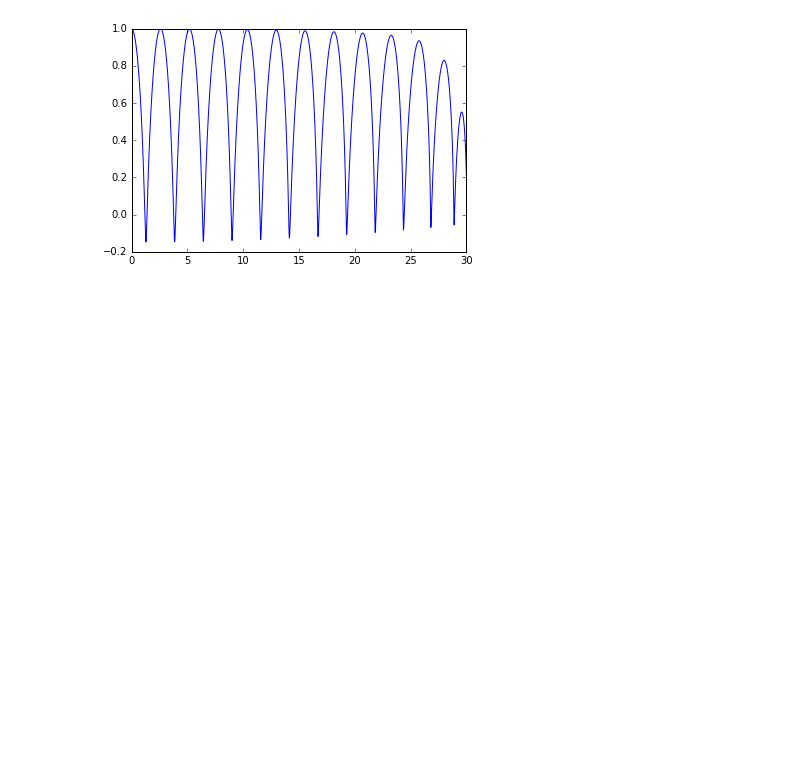
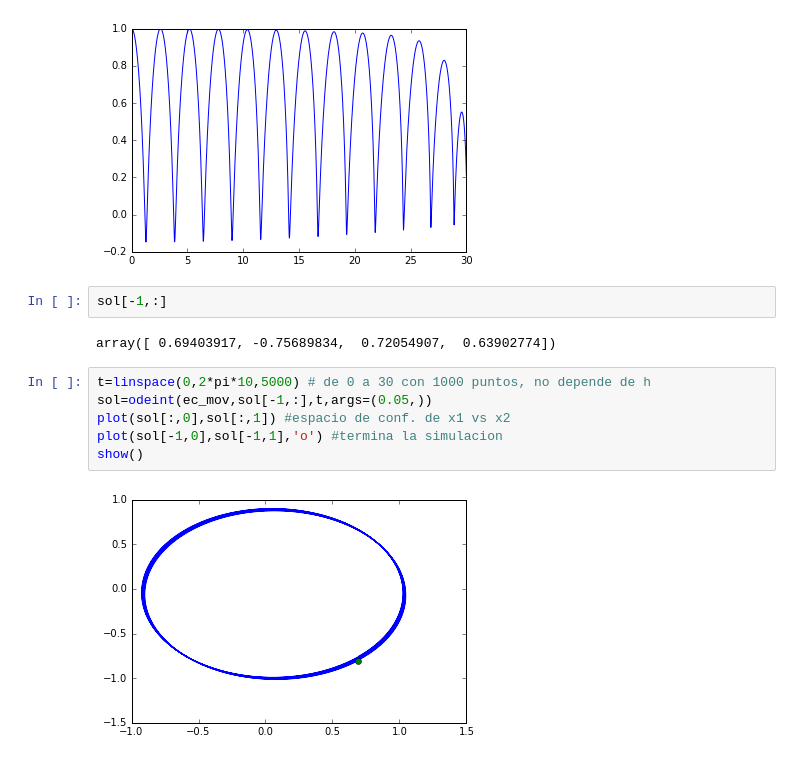
Before and after one commit to iselplabo93/Integradores, a Jupyter notebook: Problema_Kepler_Asimetrico.ipynb, the cells around one changed output. Saved outputs shown, nothing was run; the diff lists cells and outputs as text; blank space fills up the shorter version.

```diff
--- a/Problema_Kepler_Asimetrico.ipynb
+++ b/Problema_Kepler_Asimetrico.ipynb
@@ -73,3 +71,15 @@ plot(t,sol[:,0])
 # %% [output]
 [<matplotlib.lines.Line2D at 0x...>]
 [figure]
+# %%
+sol[-1,:]
+# %% [output]
+array([ 0.69403917, -0.75689834,  0.72054907,  0.63902774])
+# %%
+t=linspace(0,2*pi*10,5000) # de 0 a 30 con 1000 puntos, no depende de h
+sol=odeint(ec_mov,sol[-1,:],t,args=(0.05,))
+plot(sol[:,0],sol[:,1]) #espacio de conf. de x1 vs x2
+plot(sol[-1,0],sol[-1,1],'o') #termina la simulacion
+show()
+# %% [output]
+[figure, added]
```
Also changed, not shown: parts of 12 cells of this notebook.
